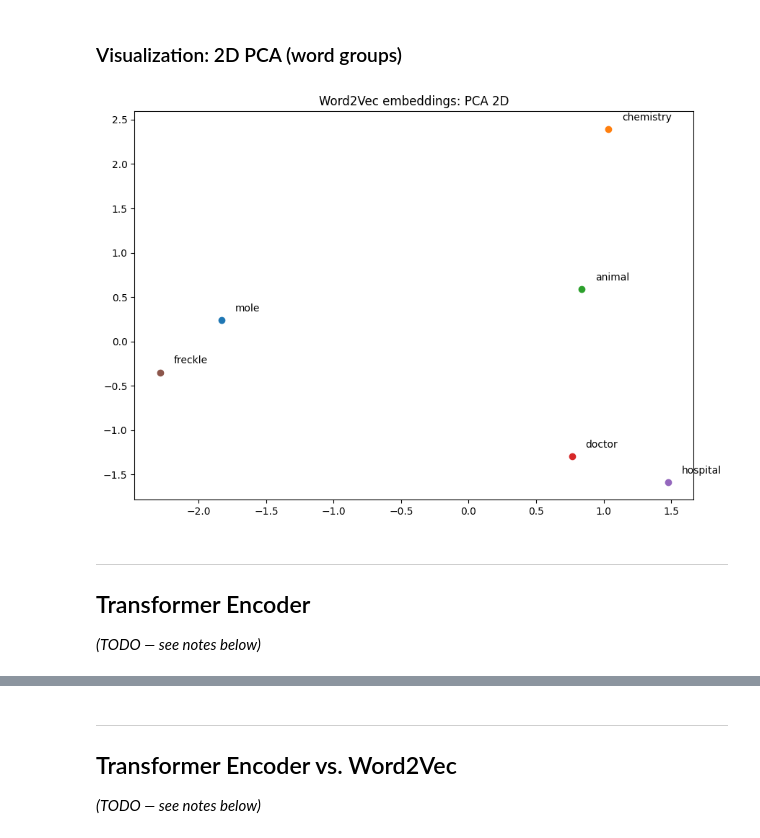
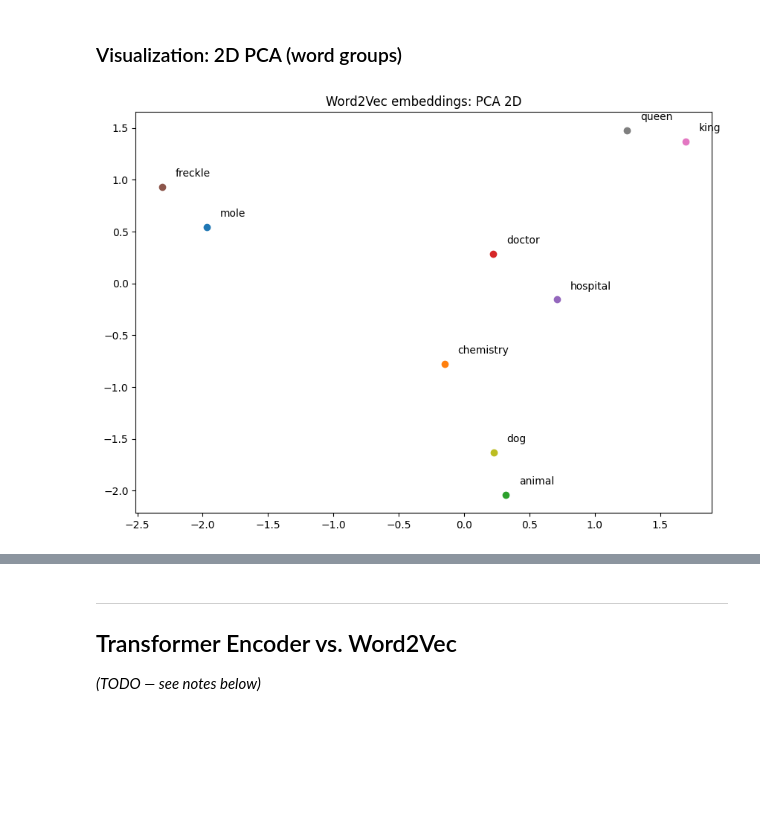
Before and after one commit to wlaszkiewicz/transformers-vs-word2vec, a Jupyter notebook: transformers_vs_word2vec.ipynb, the cells around one changed output, grey strips where cells are left out. Drawn from its saved outputs; the diff is of its cells as text; code cells hidden in the pictures; blank space fills up the shorter version.

Commit message:
transformers plots

```diff
--- a/transformers_vs_word2vec.ipynb
+++ b/transformers_vs_word2vec.ipynb
@@ -140,22 +144,17 @@ plot_3D(vectors_3d, words_to_plot)
 # %% [markdown]
 ### Visualization: 2D PCA (word groups)
 # %%
-words = ['mole', 'chemistry', 'animal', 'doctor', 'hospital', 'freckle']
+words = ['mole', 'chemistry', 'animal', 'doctor', 'hospital', 'freckle', 'king', 'queen', 'dog']
 word_vectors = [w2v[w] for w in words]
 
 pca = PCA(n_components=2)
 word_vectors_2d = pca.fit_transform(word_vectors)
 
 plt.figure(figsize=(10, 7))
 for w, (x, y) in zip(words, word_vectors_2d):
     plt.scatter(x, y)
     plt.text(x + 0.1, y + 0.1, w)
 plt.title('Word2Vec embeddings: PCA 2D')
 plt.show()
 # %% [output]
-[figure, old version]
+[figure, new version]
-# %% [markdown]
----
-## Transformer Encoder
-
-*(TODO — see notes below)*
```
Also changed, not shown: parts of 6 cells of this notebook.
